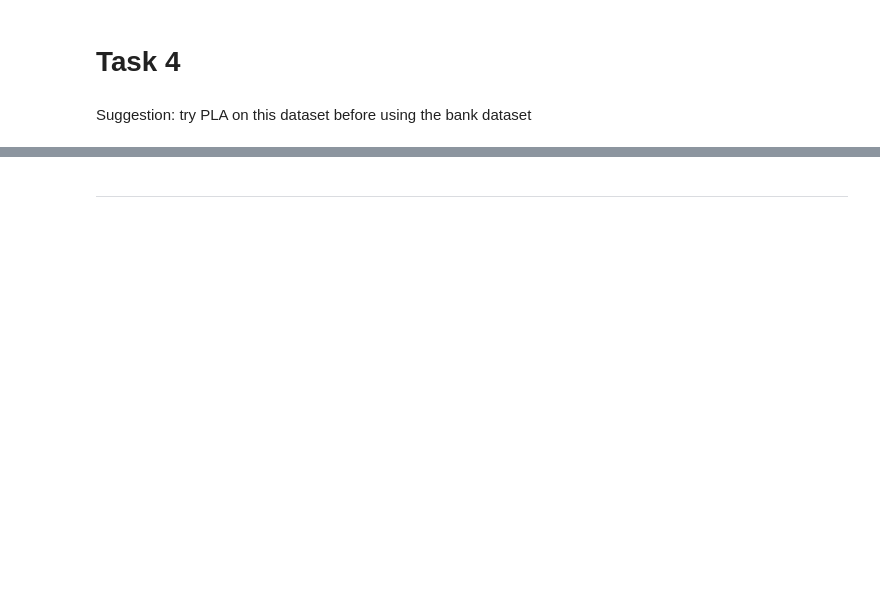
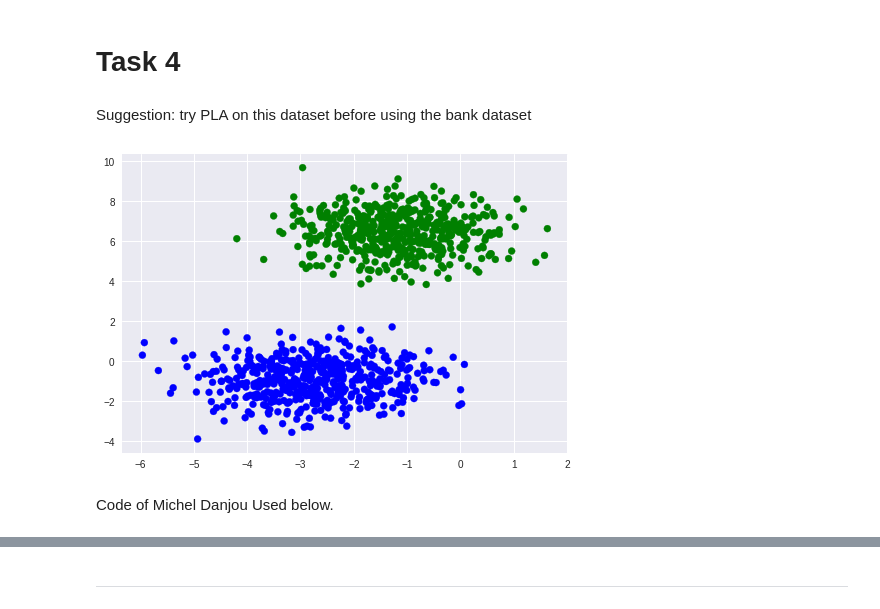
Before and after one commit to vipulpopat/MSCAI_Sem1_Etivity1, a Jupyter notebook: Etivity1.ipynb, the cells around one changed output, grey strips where cells are left out. Cells and saved outputs as stored; diff of their text form; code cells hidden in the pictures; blank space fills up the shorter version.

```diff
--- a/Etivity1.ipynb
+++ b/Etivity1.ipynb
@@ -240,6 +282,12 @@ The **Input space** will be the training data set including the numerical attrib
 # %%
 X, y = make_blobs(n_samples=1000, centers=2, n_features=2)
 y = [yy if yy == 1 else -1 for yy in y]
+# %%
+colors = ['green' if yy == 1 else 'blue' for yy in y]
+plt.scatter(X[:,0],X[:,1], color=colors)
+plt.show()
+# %% [output]
+[figure, added]
 # %%
 def h(x,w):
     #Perceptron model: the sign of the dot product of weights and input vector determines the class allocation
@@ -256,3 +304,5 @@ def decision_boundary(weights, x_min, x_max):
+# %% [markdown]
+Code of Michel Danjou Used below.
 # %%
 def pla(training_in, training_out, weights):
     bias = np.array([1])
```
Also changed, not shown: parts of 52 cells of this notebook.
